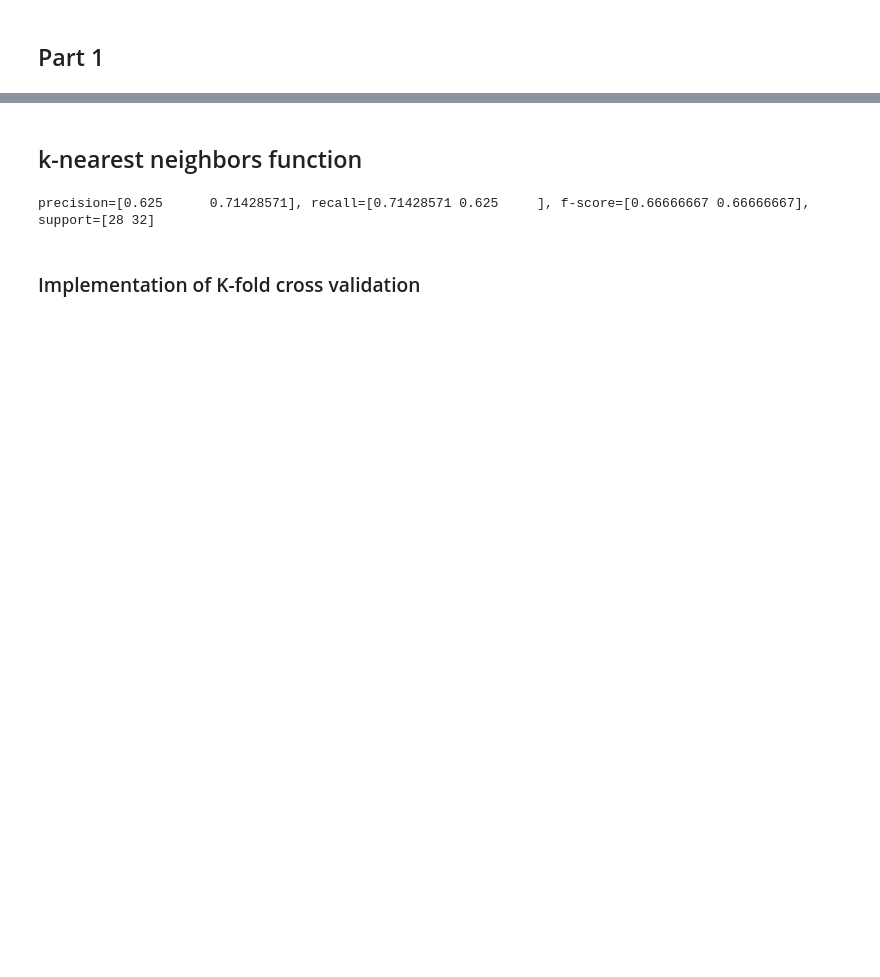
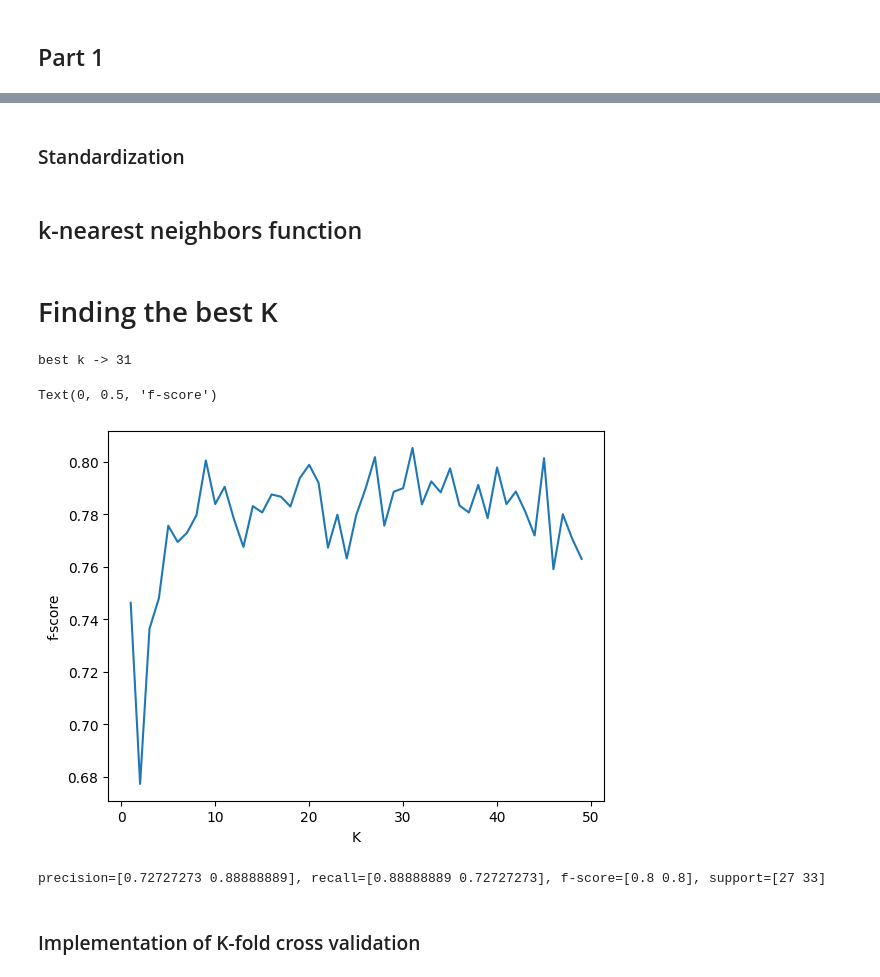
Before and after one commit to sadrajafari/cs5830_project4, a Jupyter notebook: project4.ipynb, the cells around one changed output, grey strips where cells are left out. Cells and saved outputs as stored; diff of their text form; code cells hidden in the pictures; blank space fills up the shorter version.

Commit message:
updated for part1 and also found dataset for part2

```diff
--- a/project4.ipynb
+++ b/project4.ipynb
@@ -22,3 +33,16 @@ X_train, X_test, y_train, y_test = train_test_split(X, y, test_size=.2)
+# %% [markdown]
+### Standardization
+# %%
+df["thalach"] = (df.thalach - df.thalach.mean()) / df.thalach.std()
+df["exang"] = (df.exang - df.exang.mean()) / df.exang.std()
+df["oldpeak"] = (df.oldpeak - df.oldpeak.mean()) / df.oldpeak.std()
+df["ca"] = df["ca"].astype("float")
+df["thal"] = df["thal"].astype("float")
+df["ca"] = (df.ca - df.ca.mean()) / df.ca.std()
+df["thal"] = (df.thal - df.thal.mean()) / df.thal.std()
+X = df[['thalach', 'exang', 'oldpeak', 'ca', 'thal']].values
+y = df["disease"].values
+X_train, X_test, y_train, y_test = train_test_split(X, y, test_size=.2)
 # %% [markdown]
 ## k-nearest neighbors function
 # %%
@@ -50,11 +74,64 @@ def knn(n_neighbors, X_train, y_train, X_test, y_test):
 
     (p,r,f,s) = precision_recall_fscore_support(y_test, y_pred, labels=[0,1])
     return [p, r, f, s]
+# %% [markdown]
+# Finding the best K
+# %%
+def bestK(n, X, y):
+    k_fold = 10
+
+    # Calculate the number of samples per fold
+    fold_size = len(X) // k_fold
+
+    # Shuffle the dataset
+    X = np.array(X)
+    y = np.array(y)
+
+    # Shuffle the indices array
+    indices = np.arange(len(X))
+    np.random.shuffle(indices)
+
+    # Use the shuffled indices to shuffle both X and y
+    X_shuffled = X[indices]
+    y_shuffled = y[indices]
+    f_score_1 = []
+
+
+    for fold in range(k_fold):
+        # Split the dataset into training and testing sets for this fold
+        test_start = fold * fold_size
+        test_end = (fold + 1) * fold_size
+        X_test_fold = X_shuffled[test_start:test_end]
+        y_test_fold = y_shuffled[test_start:test_end]
+
+
+        # Use the remaining data as training set
+        X_train_fold = np.concatenate([X_shuffled[:test_start], X_shuffled[test_end:]])
+        y_train_fold = np.concatenate([y_shuffled[:test_start], y_shuffled[test_end:]])
+        result = knn(n, X_train_fold, y_train_fold, X_test_fold, y_test_fold)
+        # print(result)
+        f_score_1.append(result[2][1])
+
+    return np.mean(f_score_1)
+
+k_range = range(1, 50)
+f_scores = [bestK(n, X, y) for n in k_range]
+# print(f_scores)
+print(f"best k -> {f_scores.index(max(f_scores)) + 1}")
+bestK = f_scores.index(max(f_scores)) + 1
+
+plt.plot(k_range, f_scores)
+plt.xlabel("K")
+plt.ylabel("f-score")
+# %% [output]
+best k -> 31
+Text(0, 0.5, 'f-score')
+[figure, added]
 # %%
-result = knn(5, X_train, y_train, X_test, y_test)
+result = knn(bestK, X_train, y_train, X_test, y_test)
 print(f'precision={result[0]}, recall={result[1]}, f-score={result[2]}, support={result[3]}')
 # %% [output]
-precision=[0.625      0.71428571], recall=[0.71428571 0.625     ], f-score=[0.66666667 0.66666667], support=[28 32]
+precision=[0.72727273 0.88888889], recall=[0.88888889 0.72727273], f-score=[0.8 0.8], support=[27 33]
 # %% [markdown]
 ### Implementation of K-fold cross validation
 # %%
```
Also changed, not shown: parts of 4 cells of this notebook, 4 other files.
